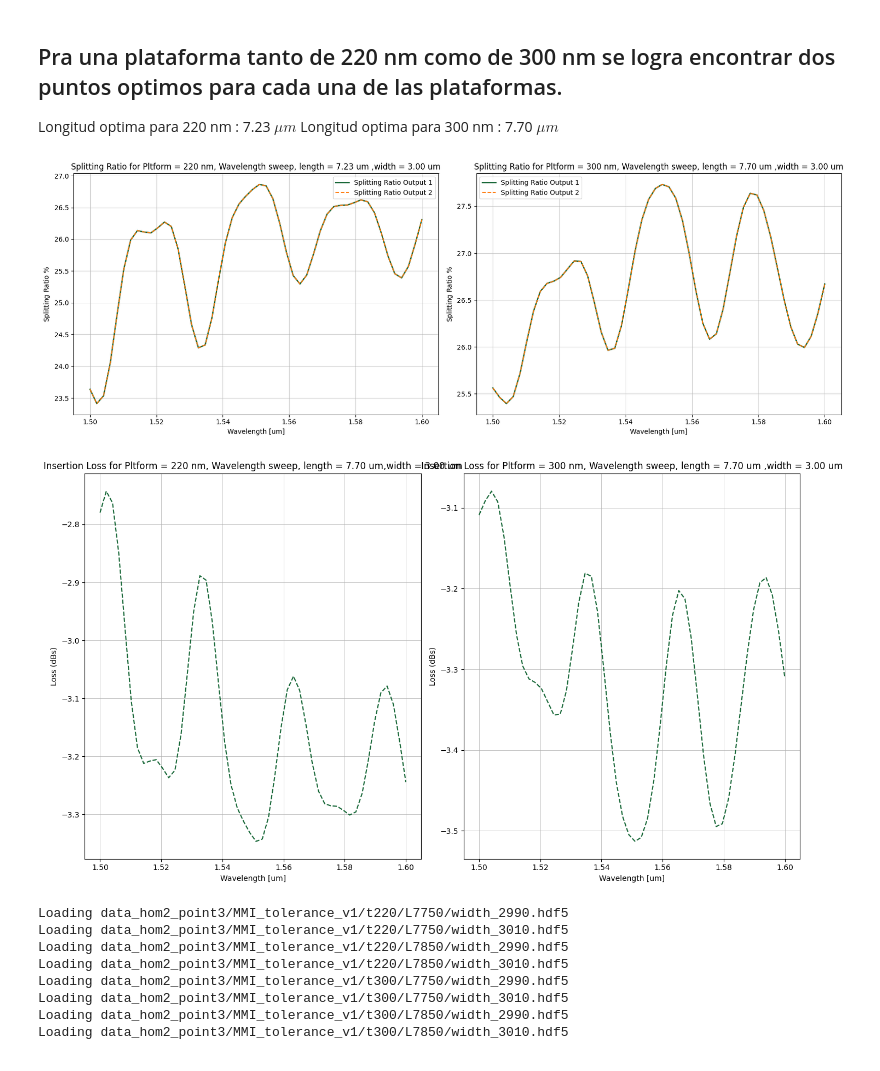
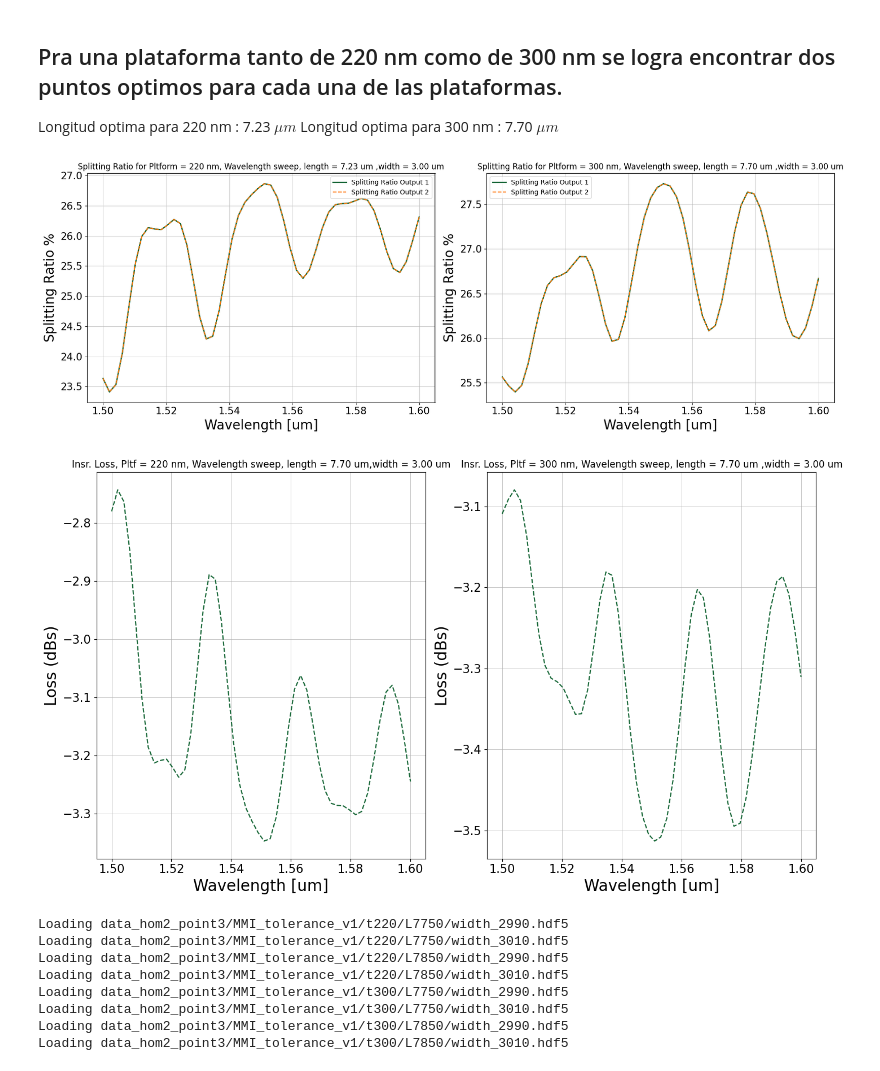
Before and after one commit to Juanes2001/GDS_py_TDY_venv, a Jupyter notebook: notebooks/HOM2_point3.ipynb, the cells around one changed output. Drawn from its saved outputs; the diff is of its cells as text; code cells hidden in the pictures.

```diff
--- a/notebooks/HOM2_point3.ipynb
+++ b/notebooks/HOM2_point3.ipynb
@@ -541,7 +541,7 @@ for thick_idx in range(2):
         plt.colorbar(im, ax=axes1[thick_idx][length_idx]).set_label("|E| Field distribution")
         axes1[thick_idx][length_idx].plot(np.ones(len(y_L))*(-11),y_L, lw = 3 ,color = "red", linestyle = "--" , label = "Length limits")
         axes1[thick_idx][length_idx].plot(np.ones(len(y_L))*(sweep_MMI_L[0]-11),y_L, lw = 3 ,color = "red",linestyle = "--")
-        axes1[thick_idx][length_idx].plot(np.ones(len(y_L))*(sweep_MMI_L[length_idx]-11),y_L, lw = 3 ,color = "blue",linestyle = "-" )
+        axes1[thick_idx][length_idx].plot(np.ones(len(y_L))*(sweep_MMI_L[length_idx*3]-11),y_L, lw = 3 ,color = "blue",linestyle = "-" )
 
 
 axes1[0][0].legend(loc = "upper left",fontsize=8,handlelength=1,borderpad=0.3,labelspacing=0.3)
@@ -640,15 +640,16 @@ for thick_idx in range(2):
         else:
             Losses_300[length_idx] = 10*math.log10((P_IN-(P_OUT1+P_OUT2))/P_IN)
 
-    print(f"Maximum Splitting ratio for {[220,300][thick_idx]} nm platform for {sweep_MMI_L[np.where(Splitting_ratio_OUT1 == Splitting_ratio_OUT1.max())][0]:.2f} um")
+    print(f"Maximum Splitting ratio for {[220,300][thick_idx]} nm platform for {sweep_MMI_L[np.where(Splitting_ratio_OUT1 == Splitting_ratio_OUT1.max())][0]:.2f} um, and an Splitting ratio of {Splitting_ratio_OUT1.max():.2f}%")
     axes4[thick_idx].plot(sweep_MMI_L, Splitting_ratio_OUT1, label="Splitting Ratio Output 1", lw=2)
     axes4[thick_idx].plot(sweep_MMI_L, Splitting_ratio_OUT2, label="Splitting Ratio Output 2", linestyle='--')
     axes4[thick_idx].set_title(
-        f"Splitting Ratio for Pltform = {[220, 300][thick_idx]} nm, Length sweep, width = {sweep_MMI_W[width_fixed]:.2f}")
-    axes4[thick_idx].set_xlabel(r"MMI Length [um]")
-    axes4[thick_idx].set_ylabel(r"Splitting Ratio $\%$")
+        fr"Splitting Ratio for Pltform = {[220, 300][thick_idx]} nm, Length sweep, width = {sweep_MMI_W[width_fixed]:.2f}, $\lambda$ = {sweep_wavelength[wv_fixed]:.2f} um")
+    axes4[thick_idx].set_xlabel(r"MMI Length [um]", fontsize=20)
+    axes4[thick_idx].set_ylabel(r"Splitting Ratio $\%$", fontsize=20)
     axes4[thick_idx].legend(loc='best')
     axes4[thick_idx].grid(True, lw=0.5)
+    axes4[thick_idx].tick_params(axis='both', labelsize=15)
 
 plt.tight_layout()
 plt.show()
@@ -659,17 +660,19 @@ fig_loss1, ax_loss1 = plt.subplots(1,2,figsize=(14,8))
 
 ax_loss1[0].plot(sweep_MMI_L, Losses_220, label="Insertion Loss", linestyle='--')
 ax_loss1[0].set_title(
-    f"Insertion Loss for Pltform = {[220, 300][0]} nm, Length sweep, width = {sweep_MMI_W[width_fixed]:.2f} um")
-ax_loss1[0].set_xlabel(r"MMI Length [um]")
-ax_loss1[0].set_ylabel(r"Loss (dBs)")
+    f"Insertion Loss, Pltf = {[220, 300][0]} nm, Length sweep, width = {sweep_MMI_W[width_fixed]:.2f} um , $\lambda$ = {sweep_wavelength[wv_fixed]:.2f} um", fontsize = 13)
+ax_loss1[0].set_xlabel(r"MMI Length [um]", fontsize = 20)
+ax_loss1[0].set_ylabel(r"Loss (dBs)", fontsize = 20)
 ax_loss1[0].grid(True, lw=0.5)
+ax_loss1[0].tick_params(axis='both', labelsize=15)
 
 ax_loss1[1].plot(sweep_MMI_L, Losses_300, label="Insertion Loss", linestyle='--')
 ax_loss1[1].set_title(
-    f"Insertion Loss for Pltform = {[220, 300][1]} nm, Length sweep, width = {sweep_MMI_W[width_fixed]:.2f} um")
-ax_loss1[1].set_xlabel(r"MMI Length [um]")
-ax_loss1[1].set_ylabel(r"Loss (dBs)")
+    f"Insertion Loss, Pltf = {[220, 300][1]} nm, Length sweep, width = {sweep_MMI_W[width_fixed]:.2f} um, , $\lambda$ = {sweep_wavelength[wv_fixed]:.2f} um")
+ax_loss1[1].set_xlabel(r"MMI Length [um]", fontsize = 20)
+ax_loss1[1].set_ylabel(r"Loss (dBs)", fontsize = 20)
 ax_loss1[1].grid(True, lw=0.5)
+ax_loss1[1].tick_params(axis='both', labelsize=15)
 
 plt.tight_layout()
 plt.show()
@@ -771,43 +773,46 @@ for thick_idx in range(2):
             Losses_220[wv_idx] = 10*math.log10((P_IN-(P_OUT1+P_OUT2))/P_IN)
         else:
             Losses_300[wv_idx] = 10*math.log10((P_IN-(P_OUT1+P_OUT2))/P_IN)
 
     axes5[thick_idx].plot(sweep_wavelength, Splitting_ratio_OUT1, label="Splitting Ratio Output 1", lw=2)
     axes5[thick_idx].plot(sweep_wavelength, Splitting_ratio_OUT2, label="Splitting Ratio Output 2", linestyle='--')
     axes5[thick_idx].set_title(
         f"Splitting Ratio for Pltform = {[220, 300][thick_idx]} nm, Wavelength sweep, length = {sweep_MMI_L[[length_optimized_220,length_optimized_300][thick_idx]]:.2f} um ,width = {sweep_MMI_W[width_fixed]:.2f} um")
-    axes5[thick_idx].set_xlabel(r"Wavelength [um]")
-    axes5[thick_idx].set_ylabel(r"Splitting Ratio $\%$")
+    axes5[thick_idx].set_xlabel(r"Wavelength [um]", fontsize = 20)
+    axes5[thick_idx].set_ylabel(r"Splitting Ratio $\%$", fontsize = 20)
     axes5[thick_idx].legend(loc='best')
     axes5[thick_idx].grid(True, lw=0.5)
+    axes5[thick_idx].tick_params(axis='both', labelsize=15)
 
 
 plt.tight_layout()
 plt.show()
 
 fig_loss2, ax_loss2 = plt.subplots(1,2,figsize=(14,8))
 
 
 ax_loss2[0].plot(sweep_wavelength, Losses_220, label="Insertion Loss", linestyle='--')
 ax_loss2[0].set_title(
-    f"Insertion Loss for Pltform = {[220, 300][0]} nm, Wavelength sweep, length = {sweep_MMI_L[[length_optimized_220,length_optimized_300][thick_idx]]:.2f} um,width = {sweep_MMI_W[width_fixed]:.2f} um")
-ax_loss2[0].set_xlabel(r"Wavelength [um]")
-ax_loss2[0].set_ylabel(r"Loss (dBs)")
+    f"Insr. Loss, Pltf = {[220, 300][0]} nm, Wavelength sweep, length = {sweep_MMI_L[[length_optimized_220,length_optimized_300][thick_idx]]:.2f} um,width = {sweep_MMI_W[width_fixed]:.2f} um")
+ax_loss2[0].set_xlabel(r"Wavelength [um]", fontsize = 20)
+ax_loss2[0].set_ylabel(r"Loss (dBs)", fontsize = 20)
 ax_loss2[0].grid(True, lw=0.5)
+ax_loss2[0].tick_params(axis='both', labelsize=15)
 
 ax_loss2[1].plot(sweep_wavelength, Losses_300, label="Insertion Loss", linestyle='--')
 ax_loss2[1].set_title(
-    f"Insertion Loss for Pltform = {[220, 300][1]} nm, Wavelength sweep, length = {sweep_MMI_L[[length_optimized_220,length_optimized_300][thick_idx]]:.2f} um ,width = {sweep_MMI_W[width_fixed]:.2f} um")
-ax_loss2[1].set_xlabel(r"Wavelength [um]")
-ax_loss2[1].set_ylabel(r"Loss (dBs)")
+    f"Insr. Loss, Pltf = {[220, 300][1]} nm, Wavelength sweep, length = {sweep_MMI_L[[length_optimized_220,length_optimized_300][thick_idx]]:.2f} um ,width = {sweep_MMI_W[width_fixed]:.2f} um")
+ax_loss2[1].set_xlabel(r"Wavelength [um]", fontsize = 20)
+ax_loss2[1].set_ylabel(r"Loss (dBs)", fontsize = 20)
 ax_loss2[1].grid(True, lw=0.5)
+ax_loss2[1].tick_params(axis='both', labelsize=15)
 
 
 plt.tight_layout()
 plt.show()
 # %% [output]
-[figure, old version]
+[figure, new version]
-[figure, old version]
+[figure, new version]
 # %%
 # calculo de tolerancia +- 20 nm width y +-50 nm Length, hacemos ua simulacion de nuevo con nueva data
 version_name = "MMI_tolerance_v1"
```
Also changed, not shown: parts of 3 cells of this notebook, 4 other files.
